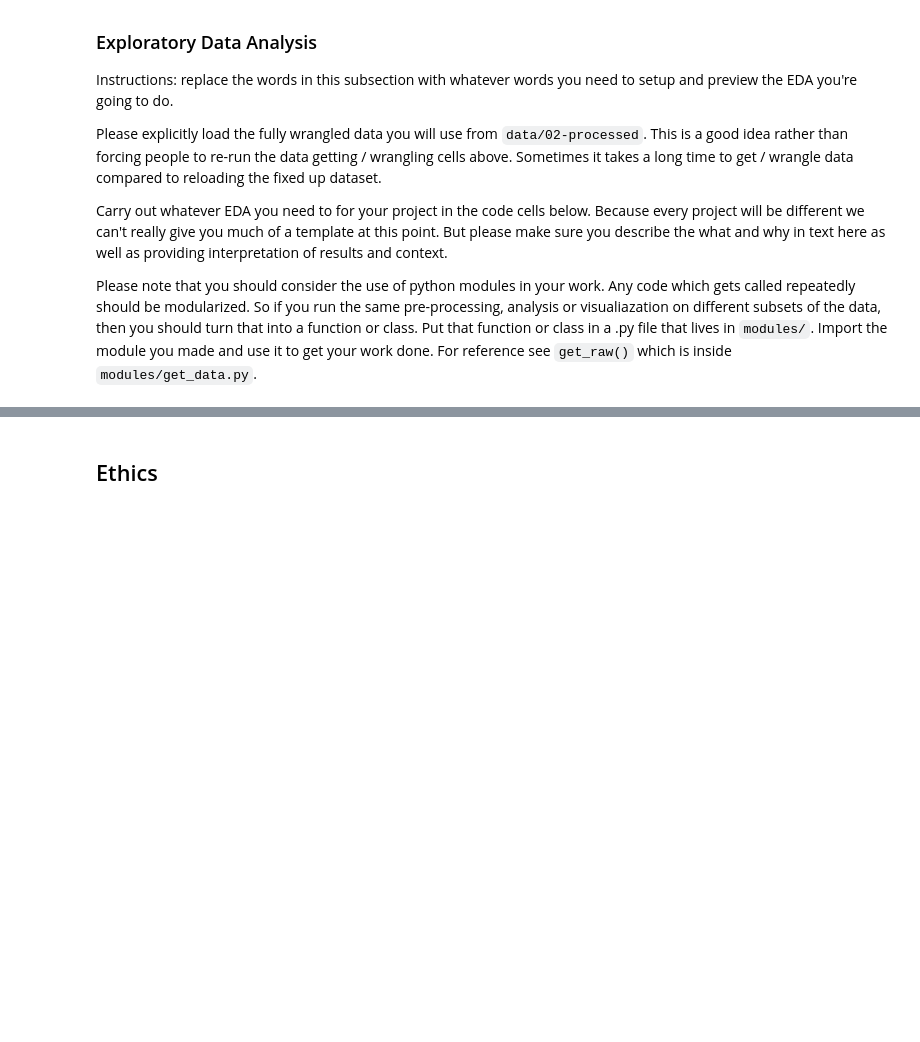
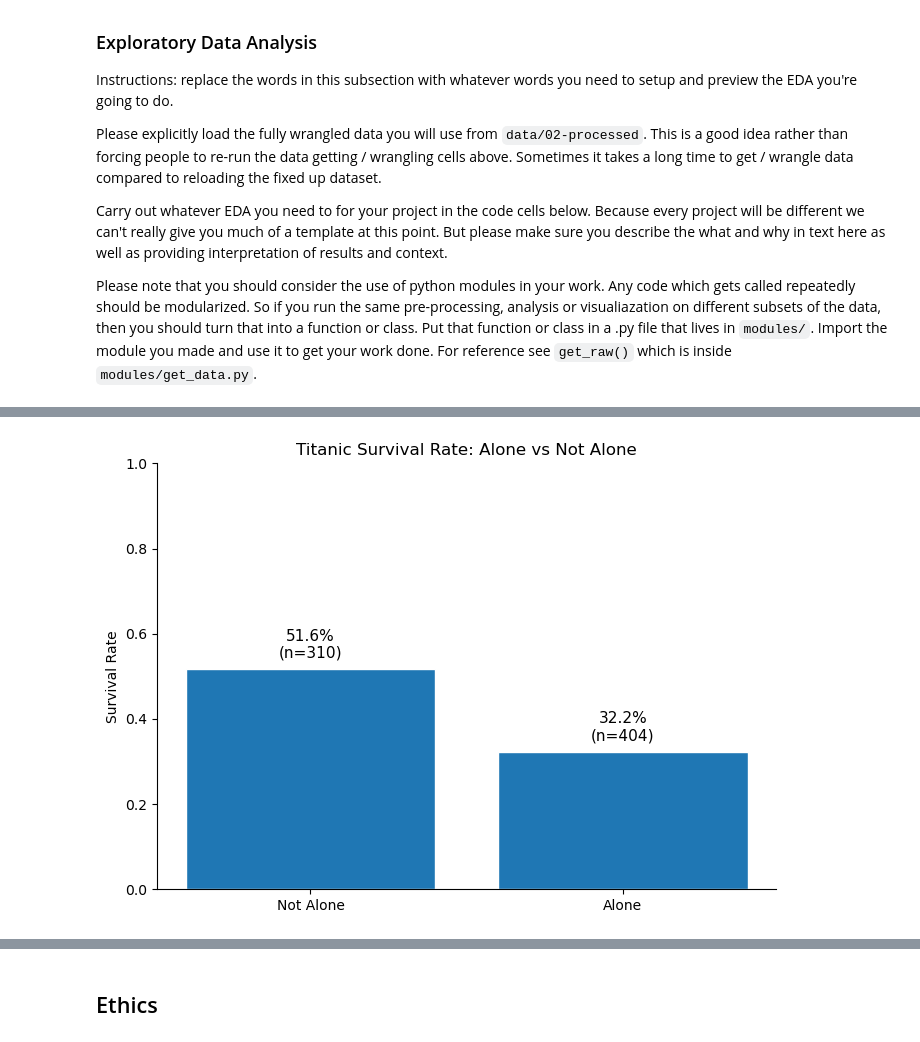
Before and after one commit to COGS108/Group036_WI26, a Jupyter notebook: 02-EDACheckpoint.ipynb, the cells around one changed output, grey strips where cells are left out. Saved outputs shown, nothing was run; the diff lists cells and outputs as text; code cells hidden in the pictures; blank space fills up the shorter version.

```diff
--- a/02-EDACheckpoint.ipynb
+++ b/02-EDACheckpoint.ipynb
@@ -361,0 +287,20 @@ print(df.groupby(['pclass', 'alone'])['survived'].mean().round(3).to_string())
+# %%
+survival_by_alone = (
+    df.groupby("alone")["survived"]
+      .agg(total="count", survived="sum", survival_rate="mean")
+      .reset_index()
+)
+
+survival_by_alone["label"] = survival_by_alone["alone"].map({True: "Alone", False: "Not Alone"})
+survival_by_alone = survival_by_alone.sort_values("alone")  # Not Alone first
+
+# Add useful effect sizes
+rate_not = survival_by_alone.loc[survival_by_alone["alone"] == False, "survival_rate"].iloc[0]
+rate_alone = survival_by_alone.loc[survival_by_alone["alone"] == True, "survival_rate"].iloc[0]
+survival_by_alone["survival_rate"] = survival_by_alone["survival_rate"].round(4)
+
+print("Survival summary (alone vs not alone):")
+display(survival_by_alone[["label", "total", "survived", "survival_rate"]])
+
+print(f"Risk difference (Not Alone - Alone): {rate_not - rate_alone:.3f}")
+print(f"Relative risk (Not Alone / Alone): {(rate_not / rate_alone) if rate_alone > 0 else np.nan:.3f}")
@@ -361,0 +320,23 @@ print(df.groupby(['pclass', 'alone'])['survived'].mean().round(3).to_string())
+# %%
+fig, ax = plt.subplots(figsize=(7, 5))
+
+labels = survival_by_alone["label"].tolist()
+rates = survival_by_alone["survival_rate"].tolist()
+totals = survival_by_alone["total"].tolist()
+
+bars = ax.bar(labels, rates, edgecolor="white")
+
+ax.set_ylim(0, 1)
+ax.set_ylabel("Survival Rate")
+ax.set_title("Titanic Survival Rate: Alone vs Not Alone")
+ax.spines[["top", "right"]].set_visible(False)
+
+for bar, rate, n in zip(bars, rates, totals):
+    ax.text(bar.get_x() + bar.get_width()/2, rate + 0.02,
+            f"{rate:.1%}\n(n={n})", ha="center", va="bottom", fontsize=11)
+
+plt.tight_layout()
+plt.savefig("figures/eda_alone_survival_rate.png", dpi=150, bbox_inches="tight")
+plt.show()
+# %% [output]
+[figure, added]
```
Also changed, not shown: parts of 22 cells of this notebook.
